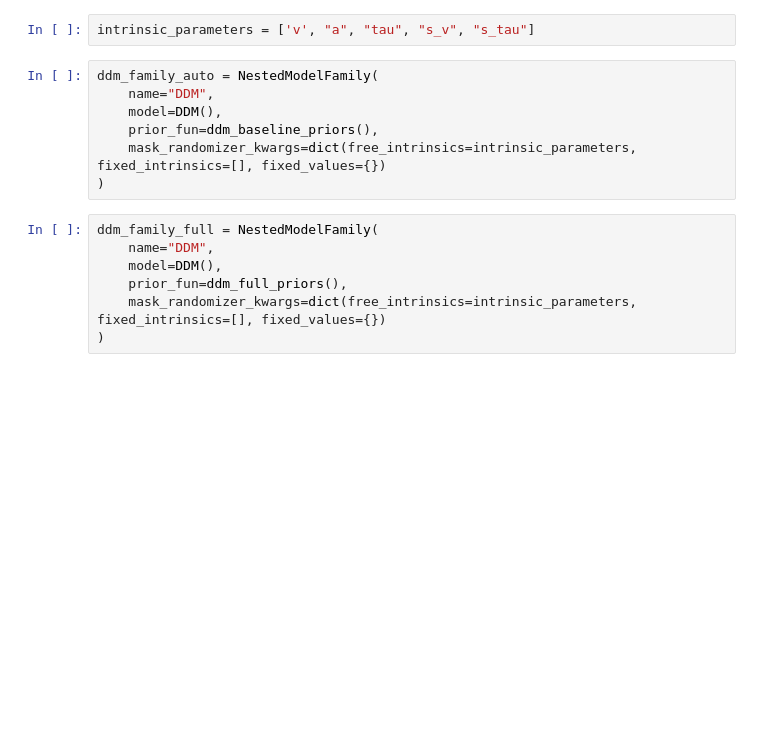
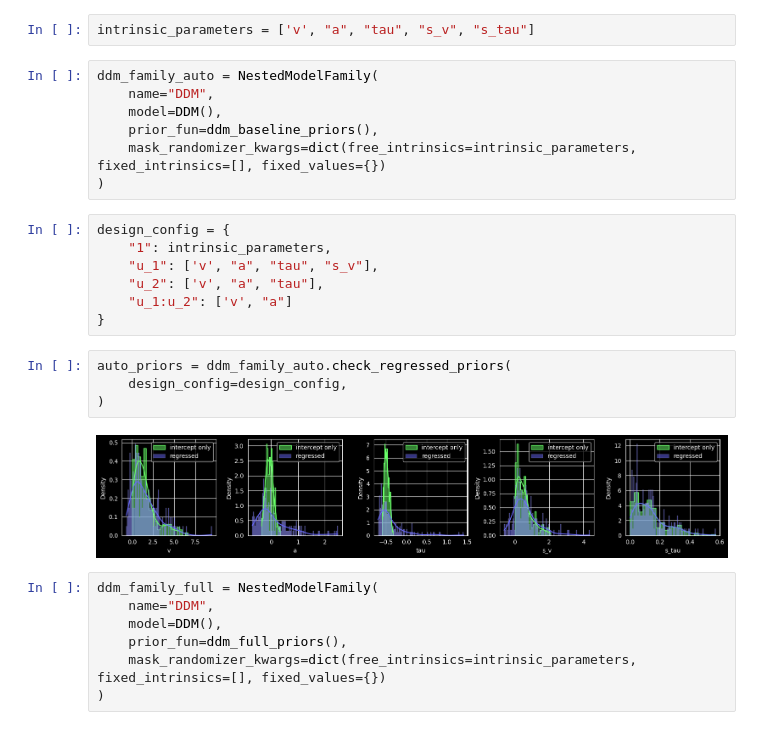
Before and after one commit to bayesflow-org/CogFormer, a Jupyter notebook: playgrounds/priors_playground.ipynb, the cells around one changed output. Drawn from its saved outputs; the diff is of its cells as text; blank space fills up the shorter version.

```diff
--- a/playgrounds/priors_playground.ipynb
+++ b/playgrounds/priors_playground.ipynb
@@ -16,6 +19,19 @@ ddm_family_auto = NestedModelFamily(
     prior_fun=ddm_baseline_priors(),
     mask_randomizer_kwargs=dict(free_intrinsics=intrinsic_parameters, fixed_intrinsics=[], fixed_values={})
 )
+# %%
+design_config = {
+    "1": intrinsic_parameters,
+    "u_1": ['v', "a", "tau", "s_v"],
+    "u_2": ['v', "a", "tau"],
+    "u_1:u_2": ['v', "a"]
+}
+# %%
+auto_priors = ddm_family_auto.check_regressed_priors(
+    design_config=design_config,
+)
+# %% [output]
+[figure, added]
 # %%
 ddm_family_full = NestedModelFamily(
     name="DDM",
```
Also changed, not shown: parts of 4 cells of this notebook, 4 other files.
